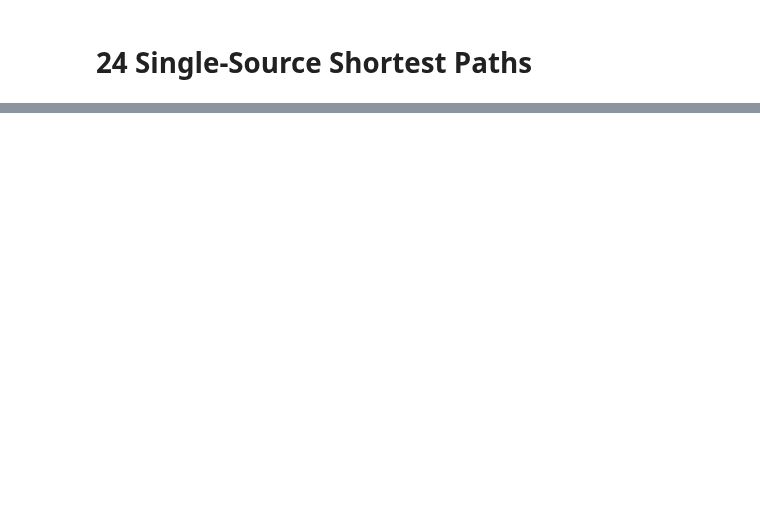
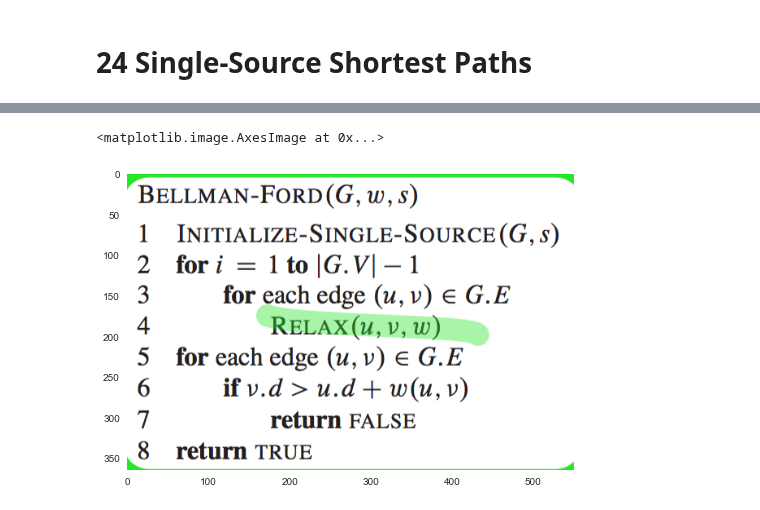
Before and after one commit to facaiy/book_notes, a Jupyter notebook: Introduction_to_Algorithms/24_Single-Source_Shortest_Paths/note.ipynb, the cells around one changed output, grey strips where cells are left out. Drawn from its saved outputs; the diff is of its cells as text; code cells hidden in the pictures; blank space fills up the shorter version.

```diff
--- a/Introduction_to_Algorithms/24_Single-Source_Shortest_Paths/note.ipynb
+++ b/Introduction_to_Algorithms/24_Single-Source_Shortest_Paths/note.ipynb
@@ -64,0 +83,5 @@ modify the node's upper bound if detect a shorter path.
+# %%
+plt.imshow(plt.imread('./res/bellman_ford.png'))
+# %% [output]
+<matplotlib.image.AxesImage at 0x...>
+[figure, added]
```
Also changed, not shown: parts of 16 cells of this notebook, 8 other files.
